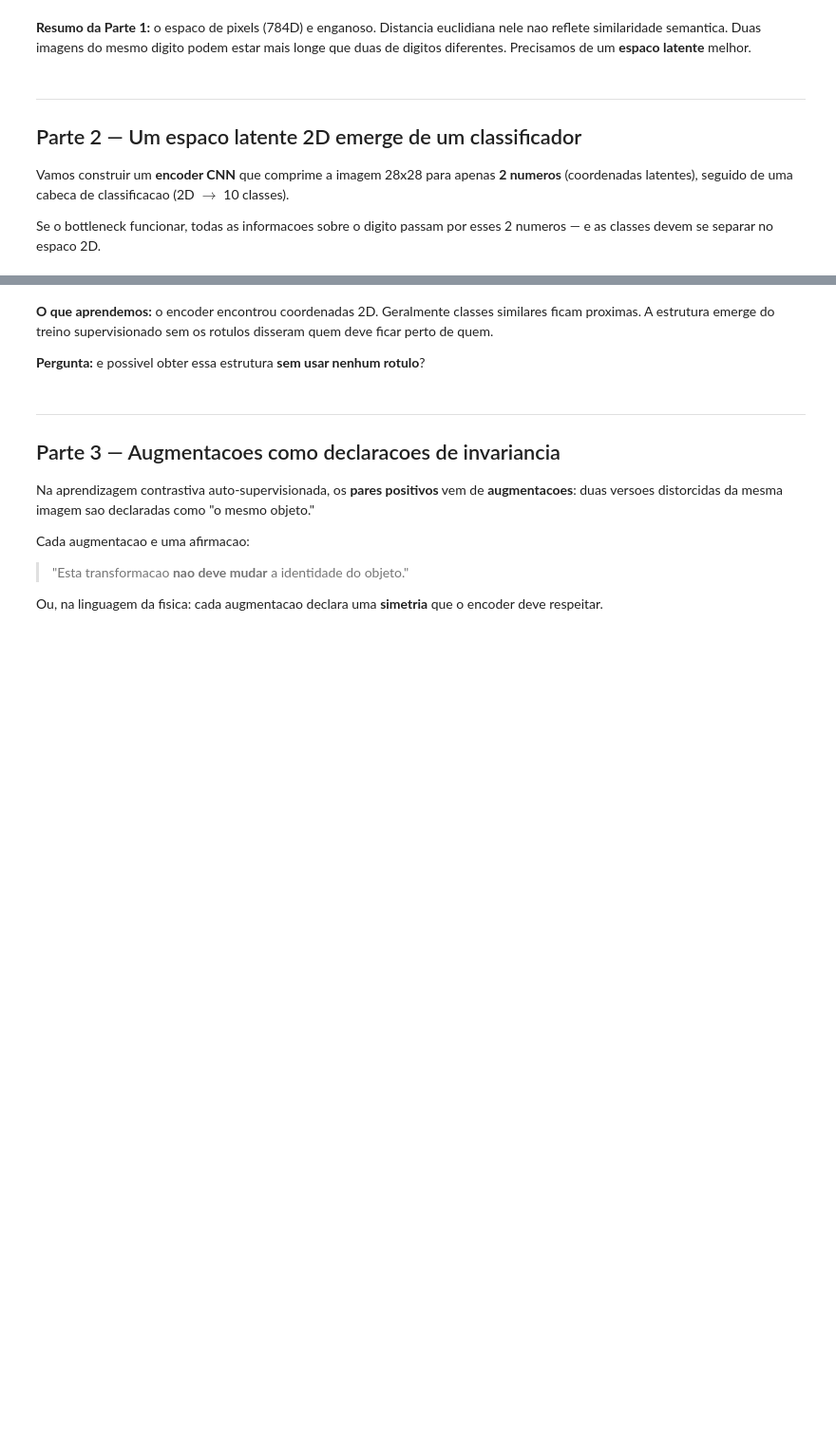
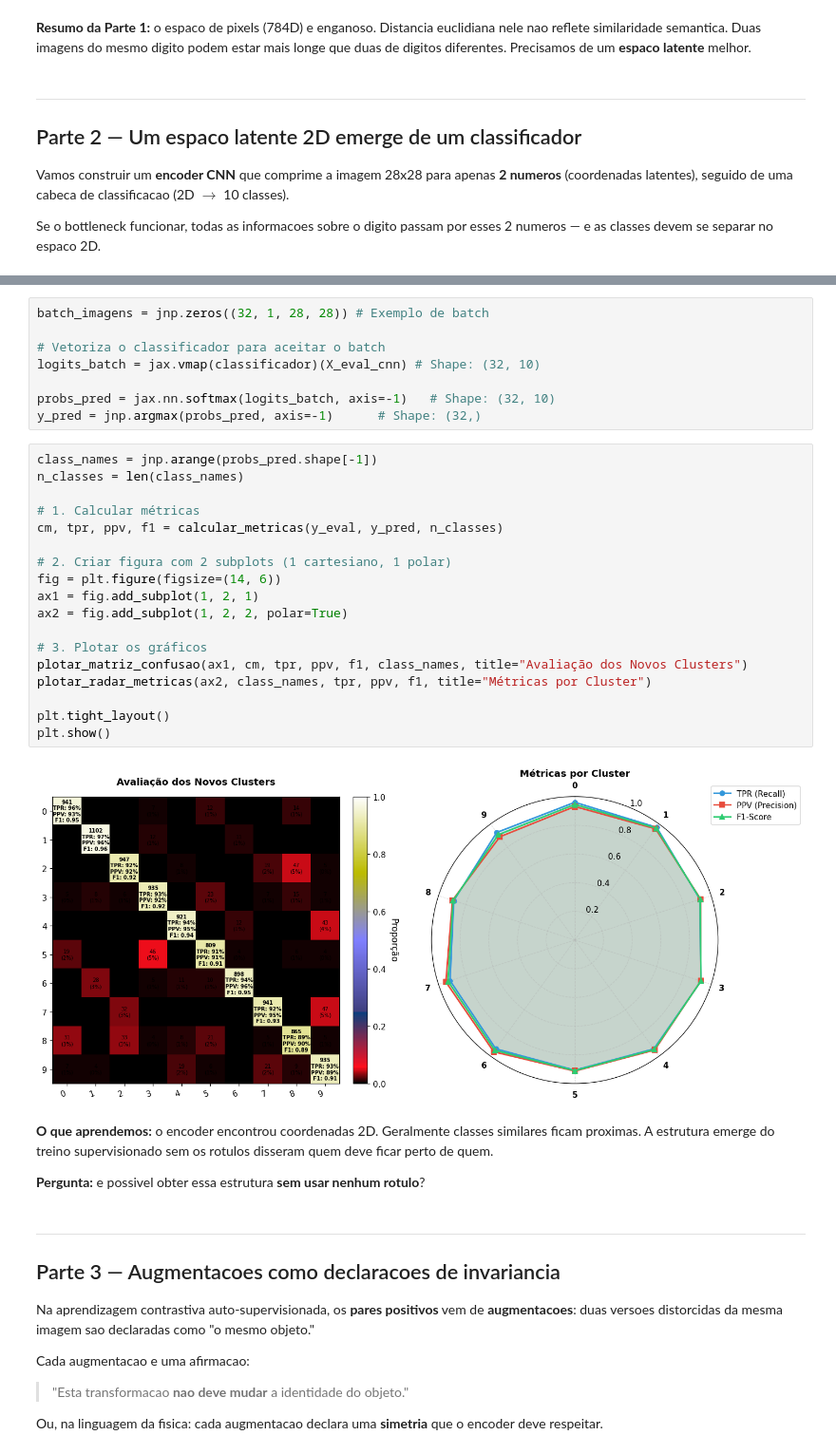
Before and after one commit to daniellopezcano/I-Escola-de-Inverno-do-IFUSP, a Jupyter notebook: jax-examples/notebooks/L3B2_contrastive_embedding.ipynb, the cells around one changed output, grey strips where cells are left out. Shown at 95% size. Cells and saved outputs as stored; diff of their text form; blank space fills up the shorter version.

```diff
--- a/jax-examples/notebooks/L3B2_contrastive_embedding.ipynb
+++ b/jax-examples/notebooks/L3B2_contrastive_embedding.ipynb
@@ -501,3 +624,31 @@ for d, i, j in pares[:4]:
+# %%
+batch_imagens = jnp.zeros((32, 1, 28, 28)) # Exemplo de batch
+
+# Vetoriza o classificador para aceitar o batch
+logits_batch = jax.vmap(classificador)(X_eval_cnn) # Shape: (32, 10)
+
+probs_pred = jax.nn.softmax(logits_batch, axis=-1)   # Shape: (32, 10)
+y_pred = jnp.argmax(probs_pred, axis=-1)      # Shape: (32,)
+# %%
+class_names = jnp.arange(probs_pred.shape[-1])
+n_classes = len(class_names)
+
+# 1. Calcular métricas
+cm, tpr, ppv, f1 = calcular_metricas(y_eval, y_pred, n_classes)
+
+# 2. Criar figura com 2 subplots (1 cartesiano, 1 polar)
+fig = plt.figure(figsize=(14, 6))
+ax1 = fig.add_subplot(1, 2, 1)
+ax2 = fig.add_subplot(1, 2, 2, polar=True)
+
+# 3. Plotar os gráficos
+plotar_matriz_confusao(ax1, cm, tpr, ppv, f1, class_names, title="Avaliação dos Novos Clusters")
+plotar_radar_metricas(ax2, class_names, tpr, ppv, f1, title="Métricas por Cluster")
+
+plt.tight_layout()
+plt.show()
+# %% [output]
+[figure, added]
 # %% [markdown]
 **O que aprendemos:** o encoder encontrou coordenadas 2D. Geralmente classes
 similares ficam proximas. A estrutura emerge do treino supervisionado
```
Also changed, not shown: parts of 37 cells of this notebook.
